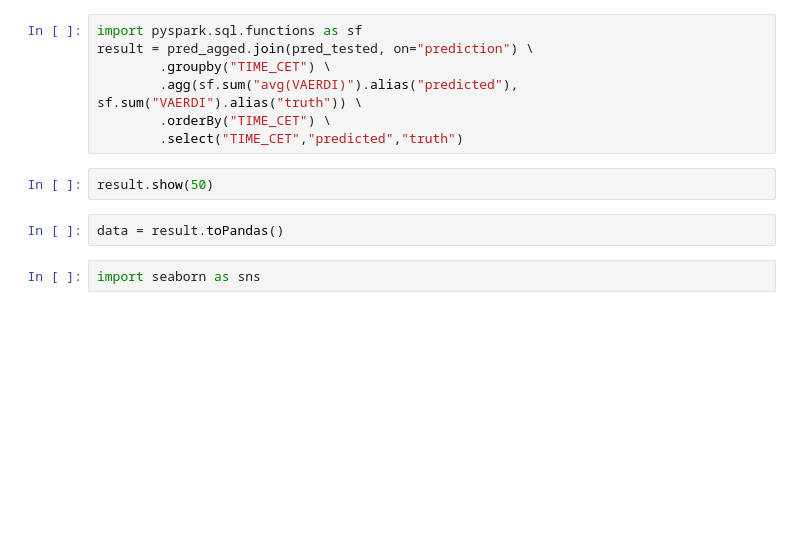
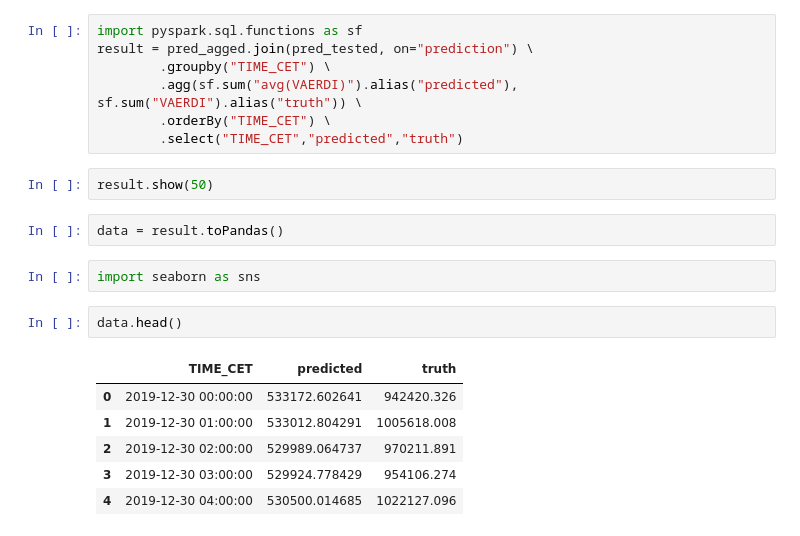
Before and after one commit to sevewing/WindmillPrediction, a Jupyter notebook: pyspark.ipynb, the cells around one changed output. Saved outputs shown, nothing was run; the diff lists cells and outputs as text; blank space fills up the shorter version.

```diff
--- a/pyspark.ipynb
+++ b/pyspark.ipynb
@@ -147,5 +147,14 @@ result.show(50)
 data = result.toPandas()
 # %%
 import seaborn as sns
+# %%
+data.head()
+# %% [output]
+|  | TIME_CET | predicted | truth |
+| 0 | 2019-12-30 00:00:00 | 533172.602641 | 942420.326 |
+| 1 | 2019-12-30 01:00:00 | 533012.804291 | 1005618.008 |
+| 2 | 2019-12-30 02:00:00 | 529989.064737 | 970211.891 |
+| 3 | 2019-12-30 03:00:00 | 529924.778429 | 954106.274 |
+| 4 | 2019-12-30 04:00:00 | 530500.014685 | 1022127.096 |
 # %%
 sns.set(style="whitegrid")
```
Also changed, not shown: parts of 1 cell of this notebook, 1 other file.
